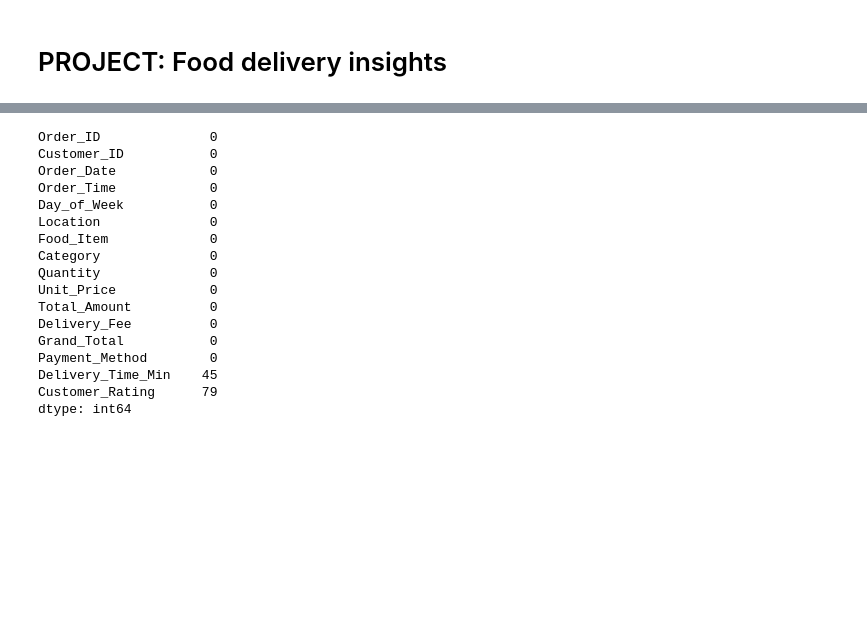
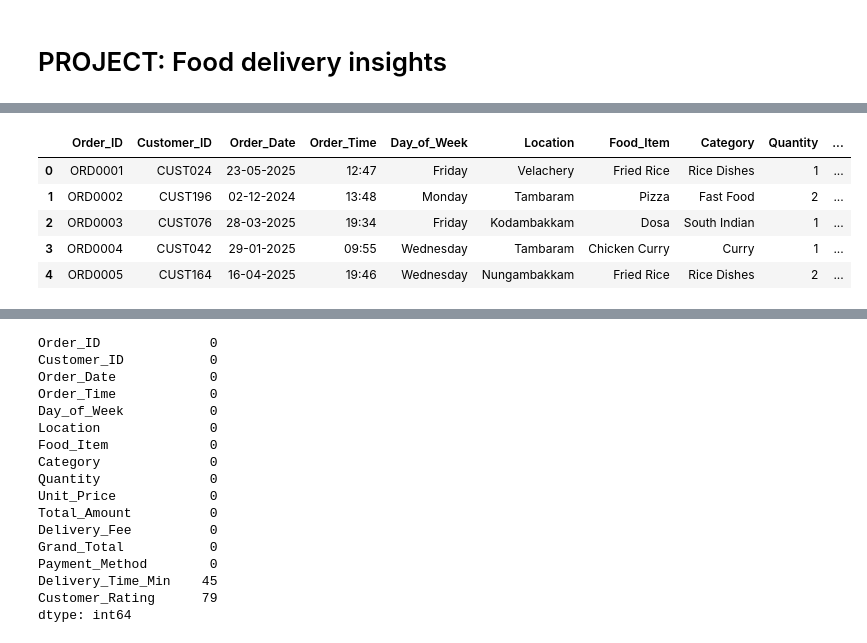
Before and after one commit to Arkrishx/python-data-analytics-, a Jupyter notebook: Project.ipynb, the cells around one changed output, grey strips where cells are left out. Cells and saved outputs as stored; diff of their text form; code cells hidden in the pictures; blank space fills up the shorter version.

```diff
--- a/Project.ipynb
+++ b/Project.ipynb
@@ -35,0 +36,9 @@ Saving food_delivery_data.csv to food_delivery_data.csv
+# %%
+df.head()
+# %% [output]
+|  | Order_ID | Customer_ID | Order_Date | Order_Time | Day_of_Week | Location | Food_Item | Category | Quantity | ... |
+| 0 | ORD0001 | CUST024 | 23-05-2025 | 12:47 | Friday | Velachery | Fried Rice | Rice Dishes | 1 | ... |
+| 1 | ORD0002 | CUST196 | 02-12-2024 | 13:48 | Monday | Tambaram | Pizza | Fast Food | 2 | ... |
+| 2 | ORD0003 | CUST076 | 28-03-2025 | 19:34 | Friday | Kodambakkam | Dosa | South Indian | 1 | ... |
+| 3 | ORD0004 | CUST042 | 29-01-2025 | 09:55 | Wednesday | Tambaram | Chicken Curry | Curry | 1 | ... |
+| 4 | ORD0005 | CUST164 | 16-04-2025 | 19:46 | Wednesday | Nungambakkam | Fried Rice | Rice Dishes | 2 | ... |
```
Also changed, not shown: parts of 15 cells of this notebook.
